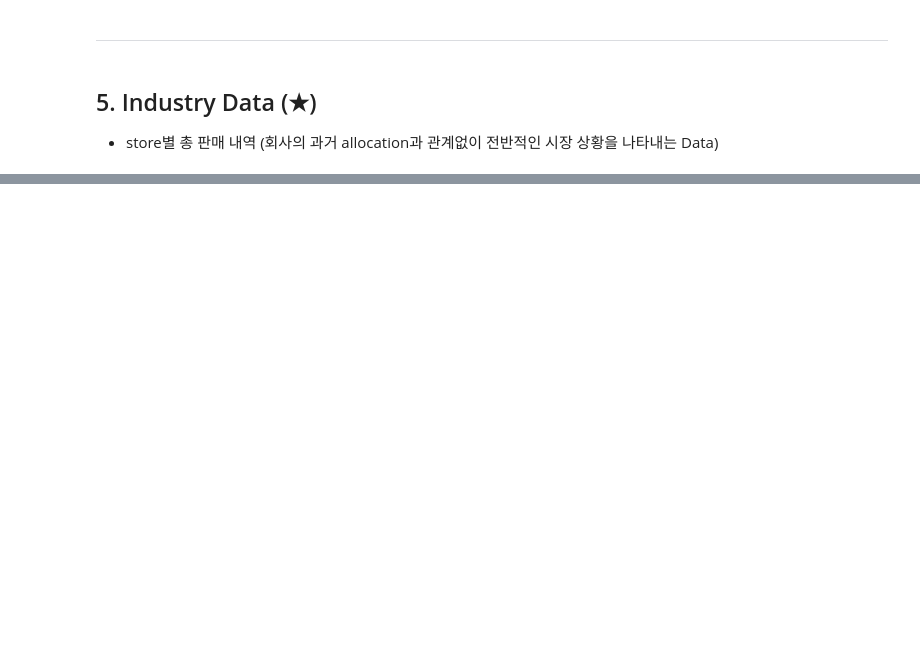
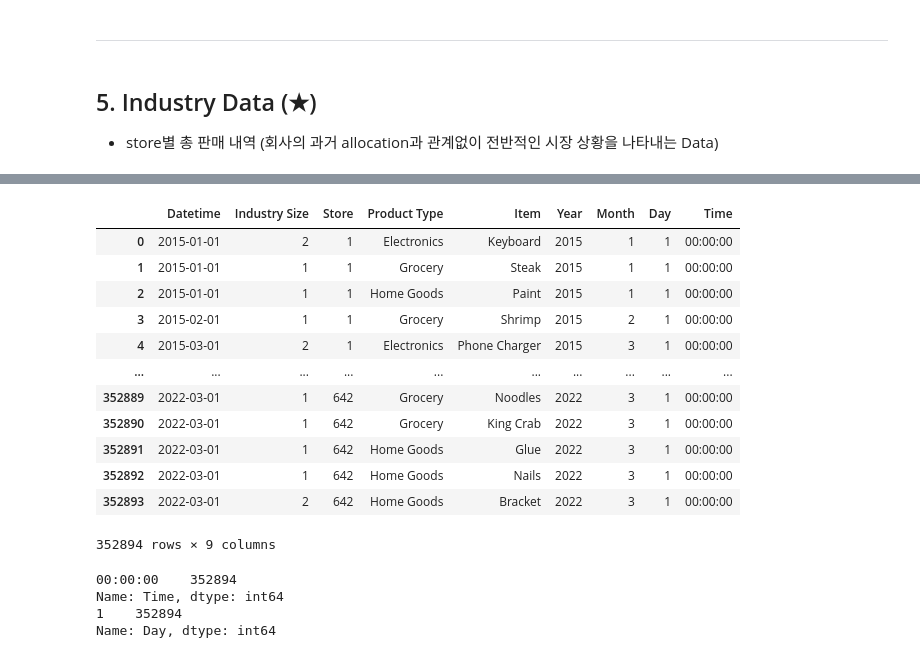
Before and after one commit to minji-o-j/Data-Science-Project, a Jupyter notebook: EDA.ipynb, the cells around one changed output, grey strips where cells are left out. Drawn from its saved outputs; the diff is of its cells as text; code cells hidden in the pictures; blank space fills up the shorter version.

```diff
--- a/EDA.ipynb
+++ b/EDA.ipynb
@@ -229,3 +363,6 @@ retail_data
 # %% [markdown]
 ## 5. Industry Data (★)
 - store별 총 판매 내역 (회사의 과거 allocation과 관계없이 전반적인 시장 상황을 나타내는 Data)
+# %%
+industry_data = pd.read_csv(f"{file_path}Industry data.csv", encoding="cp949")
+industry_data
@@ -231,0 +409,7 @@ retail_data
+# %%
+# datetime 형변환
+industry_data["Month"] = pd.to_datetime(industry_data["Month"], format="%Y-%m-%d %H:%M:%S")
+
+# 열 이름 변경
+industry_data.rename(columns={"Month": "Datetime"}, inplace=True)
+industry_data.info()
@@ -231,0 +429,28 @@ retail_data
+# %%
+industry_data["Year"] = industry_data["Datetime"].dt.year
+industry_data["Month"] = industry_data["Datetime"].dt.month
+industry_data["Day"] = industry_data["Datetime"].dt.day
+industry_data["Time"] = industry_data["Datetime"].dt.time
+industry_data
+# %% [output]
+|  | Datetime | Industry Size | Store | Product Type | Item | Year | Month | Day | Time |
+| 0 | 2015-01-01 | 2 | 1 | Electronics | Keyboard | 2015 | 1 | 1 | 00:00:00 |
+| 1 | 2015-01-01 | 1 | 1 | Grocery | Steak | 2015 | 1 | 1 | 00:00:00 |
+| 2 | 2015-01-01 | 1 | 1 | Home Goods | Paint | 2015 | 1 | 1 | 00:00:00 |
+| 3 | 2015-02-01 | 1 | 1 | Grocery | Shrimp | 2015 | 2 | 1 | 00:00:00 |
+| 4 | 2015-03-01 | 2 | 1 | Electronics | Phone Charger | 2015 | 3 | 1 | 00:00:00 |
+| ... | ... | ... | ... | ... | ... | ... | ... | ... | ... |
+| 352889 | 2022-03-01 | 1 | 642 | Grocery | Noodles | 2022 | 3 | 1 | 00:00:00 |
+| 352890 | 2022-03-01 | 1 | 642 | Grocery | King Crab | 2022 | 3 | 1 | 00:00:00 |
+| 352891 | 2022-03-01 | 1 | 642 | Home Goods | Glue | 2022 | 3 | 1 | 00:00:00 |
+| 352892 | 2022-03-01 | 1 | 642 | Home Goods | Nails | 2022 | 3 | 1 | 00:00:00 |
+| 352893 | 2022-03-01 | 2 | 642 | Home Goods | Bracket | 2022 | 3 | 1 | 00:00:00 |
+352894 rows × 9 columns
+# %%
+print(industry_data["Time"].value_counts())
+print(industry_data["Day"].value_counts())
+# %% [output]
+00:00:00    352894
+Name: Time, dtype: int64
+1    352894
+Name: Day, dtype: int64
```
Also changed, not shown: parts of 30 cells of this notebook.
